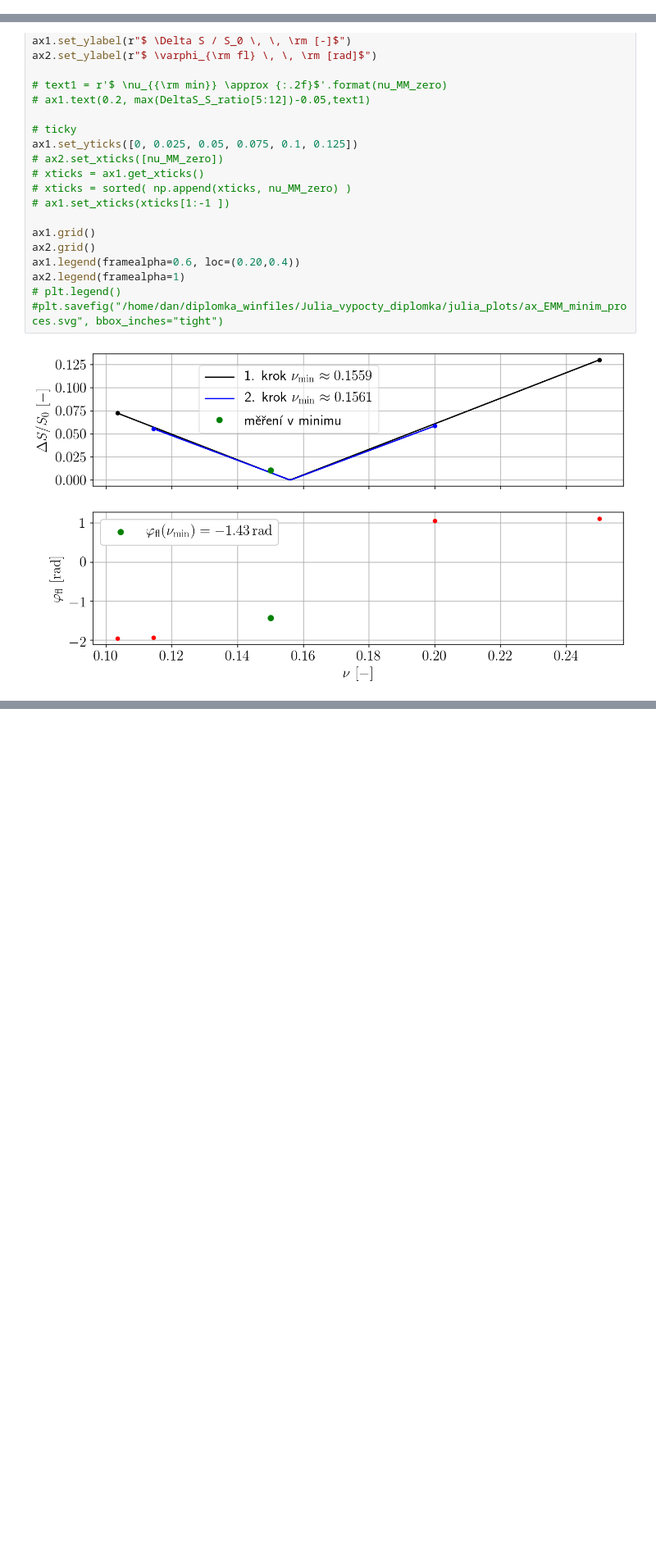
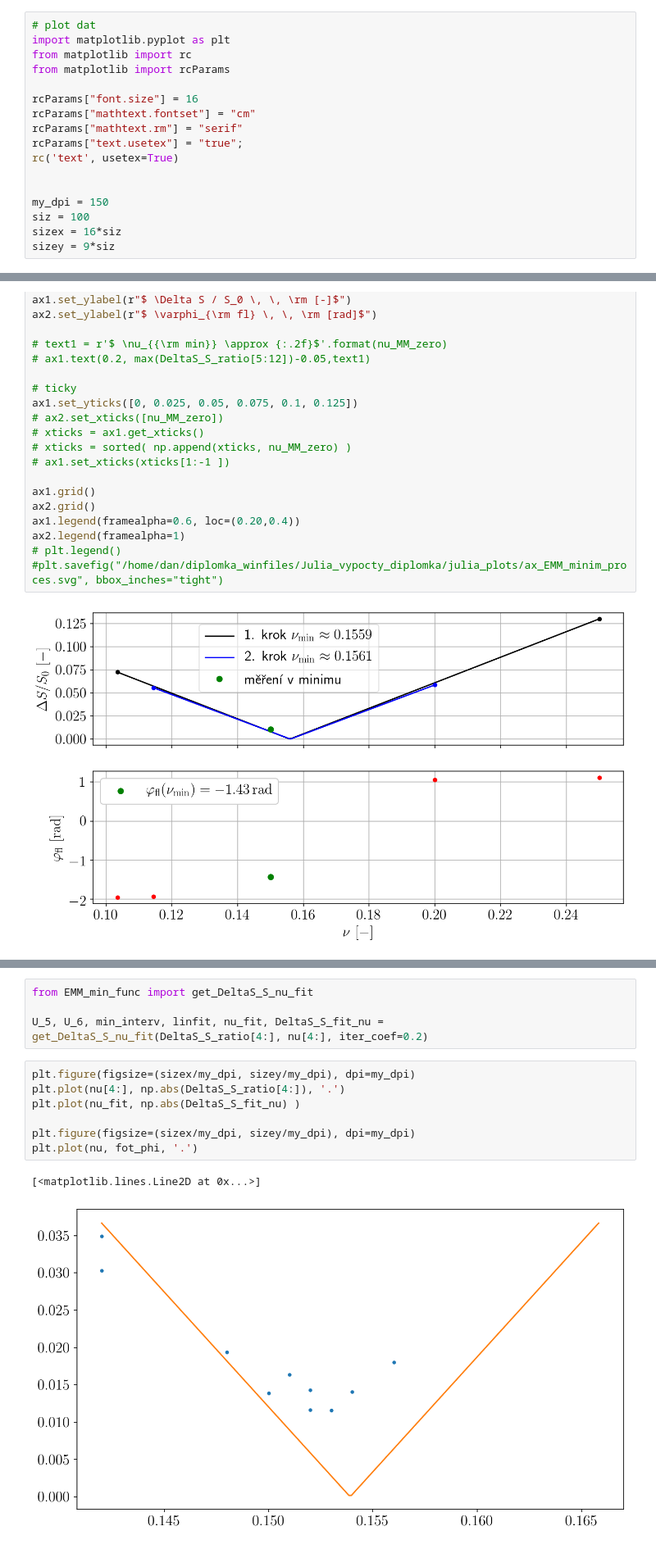
Before and after one commit to dvadlejch/Julia_vypocty_diplomka, a Jupyter notebook: julia_plots/ax_EMM_min_plot.ipynb, the cells around one changed output, grey strips where cells are left out. Shown: that part at 82% size. Cells and saved outputs as stored; diff of their text form; blank space fills up the shorter version.

```diff
--- a/julia_plots/ax_EMM_min_plot.ipynb
+++ b/julia_plots/ax_EMM_min_plot.ipynb
@@ -5,6 +5,23 @@
 %load_ext autoreload
 %autoreload 2
 %matplotlib inline
+# %%
+# plot dat
+import matplotlib.pyplot as plt
+from matplotlib import rc
+from matplotlib import rcParams
+
+rcParams["font.size"] = 16
+rcParams["mathtext.fontset"] = "cm"
+rcParams["mathtext.rm"] = "serif"
+rcParams["text.usetex"] = "true";
+rc('text', usetex=True)
+
+
+my_dpi = 150
+siz = 100
+sizex = 16*siz
+sizey = 9*siz
 # %%
 # data import
 #import pandas as pd
@@ -440,0 +501,14 @@ ax2.legend(framealpha=1)
+# %%
+from EMM_min_func import get_DeltaS_S_nu_fit
+
+U_5, U_6, min_interv, linfit, nu_fit, DeltaS_S_fit_nu = get_DeltaS_S_nu_fit(DeltaS_S_ratio[4:], nu[4:], iter_coef=0.2)
+# %%
+plt.figure(figsize=(sizex/my_dpi, sizey/my_dpi), dpi=my_dpi)
+plt.plot(nu[4:], np.abs(DeltaS_S_ratio[4:]), '.')
+plt.plot(nu_fit, np.abs(DeltaS_S_fit_nu) )
+
+plt.figure(figsize=(sizex/my_dpi, sizey/my_dpi), dpi=my_dpi)
+plt.plot(nu, fot_phi, '.')
+# %% [output]
+[<matplotlib.lines.Line2D at 0x...>]
+[figure, added]
```
Also changed, not shown: parts of 14 cells of this notebook, 21 other files.
